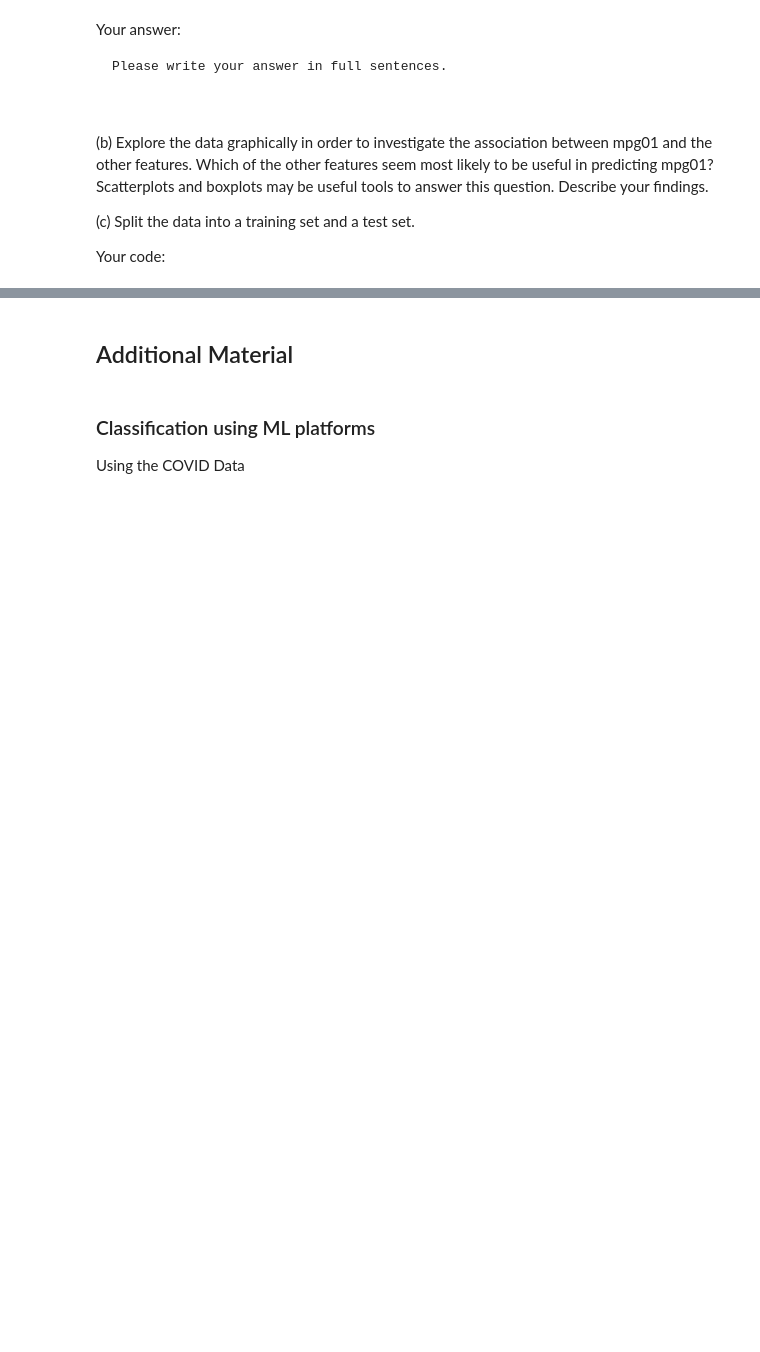
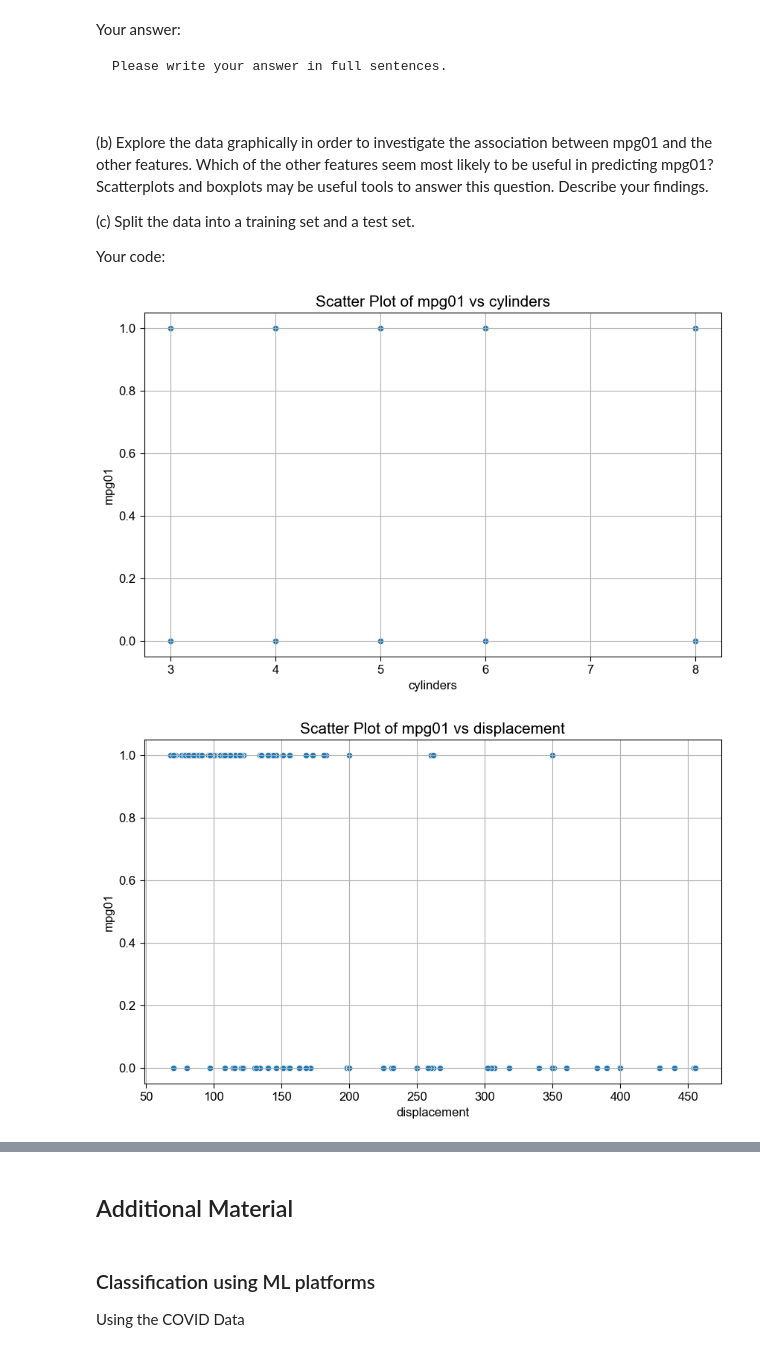
Before and after one commit to BU-MSSP-Classroom/MA679_Spring2024_03_classification-jianing724, a Jupyter notebook: Ch04_Classification_Python.ipynb, the cells around one changed output, grey strips where cells are left out. Cells and saved outputs as stored; diff of their text form; code cells hidden in the pictures; blank space fills up the shorter version.

```diff
--- a/Ch04_Classification_Python.ipynb
+++ b/Ch04_Classification_Python.ipynb
@@ -406,4 +518,7 @@ method of the data frame. Note you may find it helpful to add
 a column mpg01 to the data frame by assignment. Assuming you
 have stored the data frame as Auto, this can be done as follows:
 # %%
-#Auto['mpg01'] = mpg01
+import seaborn as sns
+Auto = sns.load_dataset('mpg')
+print(Auto.head())
+print(Auto.info())
@@ -410,5 +543,6 @@ have stored the data frame as Auto, this can be done as follows:
 # %% [markdown]
 Your code:
 # %%
-#
-#
+median_mpg = Auto['mpg'].median()
+Auto['mpg01'] = (Auto['mpg'] > median_mpg).astype(int)
+print(Auto.columns)
@@ -432,5 +570,29 @@ Describe your findings.
 
 Your code:
 # %%
-#
-#
+import matplotlib.pyplot as plt
+import seaborn as sns
+
+features = ['cylinders', 'displacement', 'horsepower', 'weight',
+       'acceleration', 'model_year']
+
+for feature in features:
+    plt.figure(figsize=(10, 6))  # Set the figure size
+    sns.scatterplot(x=feature, y='mpg01', data=Auto)
+    plt.title(f'Scatter Plot of mpg01 vs {feature}', fontsize=15)  # Adding a title
+    plt.xlabel(feature, fontsize=12)  # X-axis label
+    plt.ylabel('mpg01', fontsize=12)  # Y-axis label
+    plt.grid(True)  # Adding a grid for better readability
+    plt.show()
+
+for feature in features:
+    plt.figure(figsize=(10, 6))  # Set the figure size
+    sns.boxplot(x='mpg01', y=feature, data=Auto)
+    plt.title(f'Boxplot of {feature} by mpg01', fontsize=15)  # Adding a title
+    plt.xlabel('mpg01', fontsize=12)  # X-axis label
+    plt.ylabel(feature, fontsize=12)  # Y-axis label
+    plt.grid(True)  # Adding a grid for better readability
+    plt.show()
+# %% [output]
+[figure, added]
+[figure, added]
```
Also changed, not shown: parts of 34 cells of this notebook.
